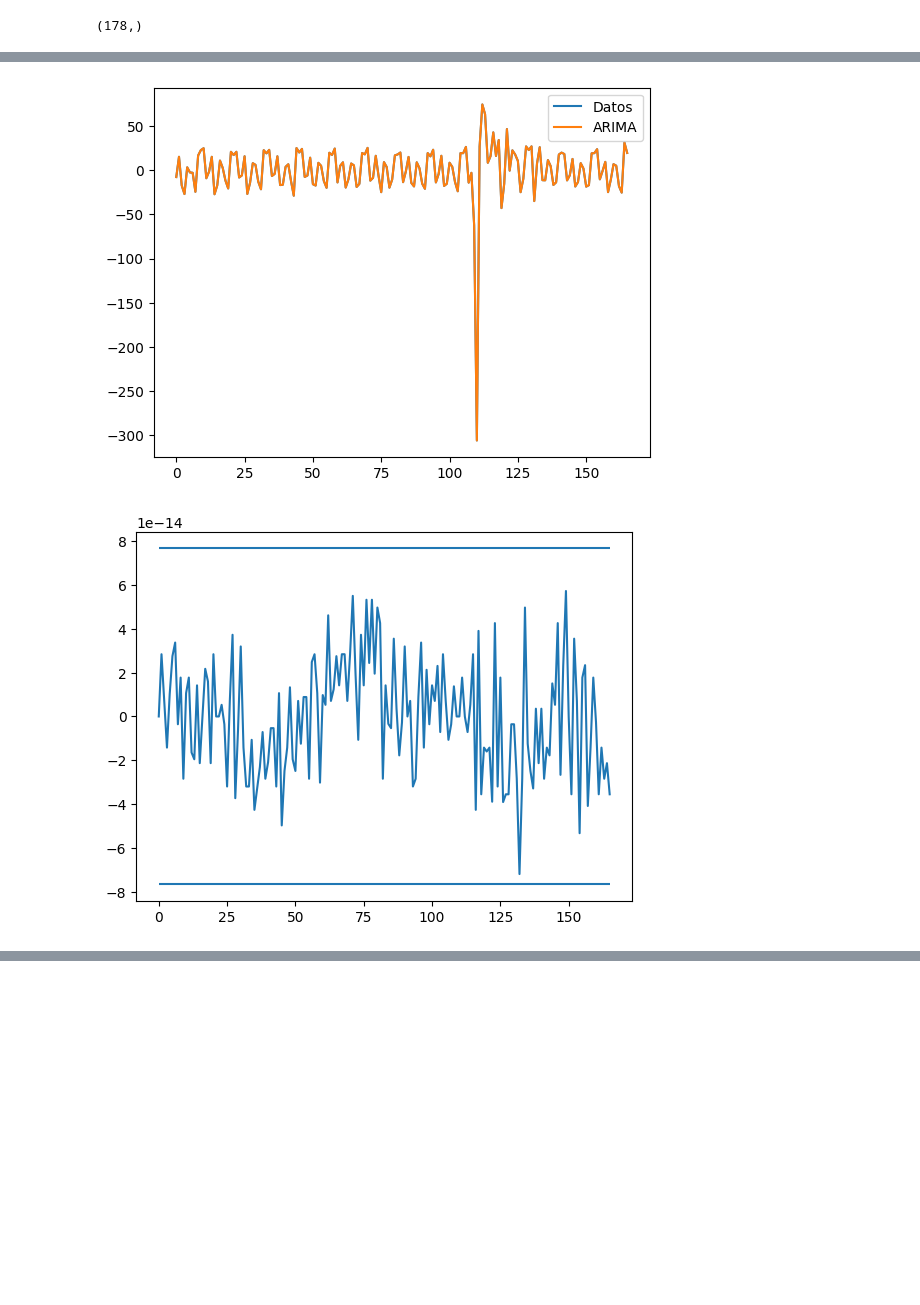
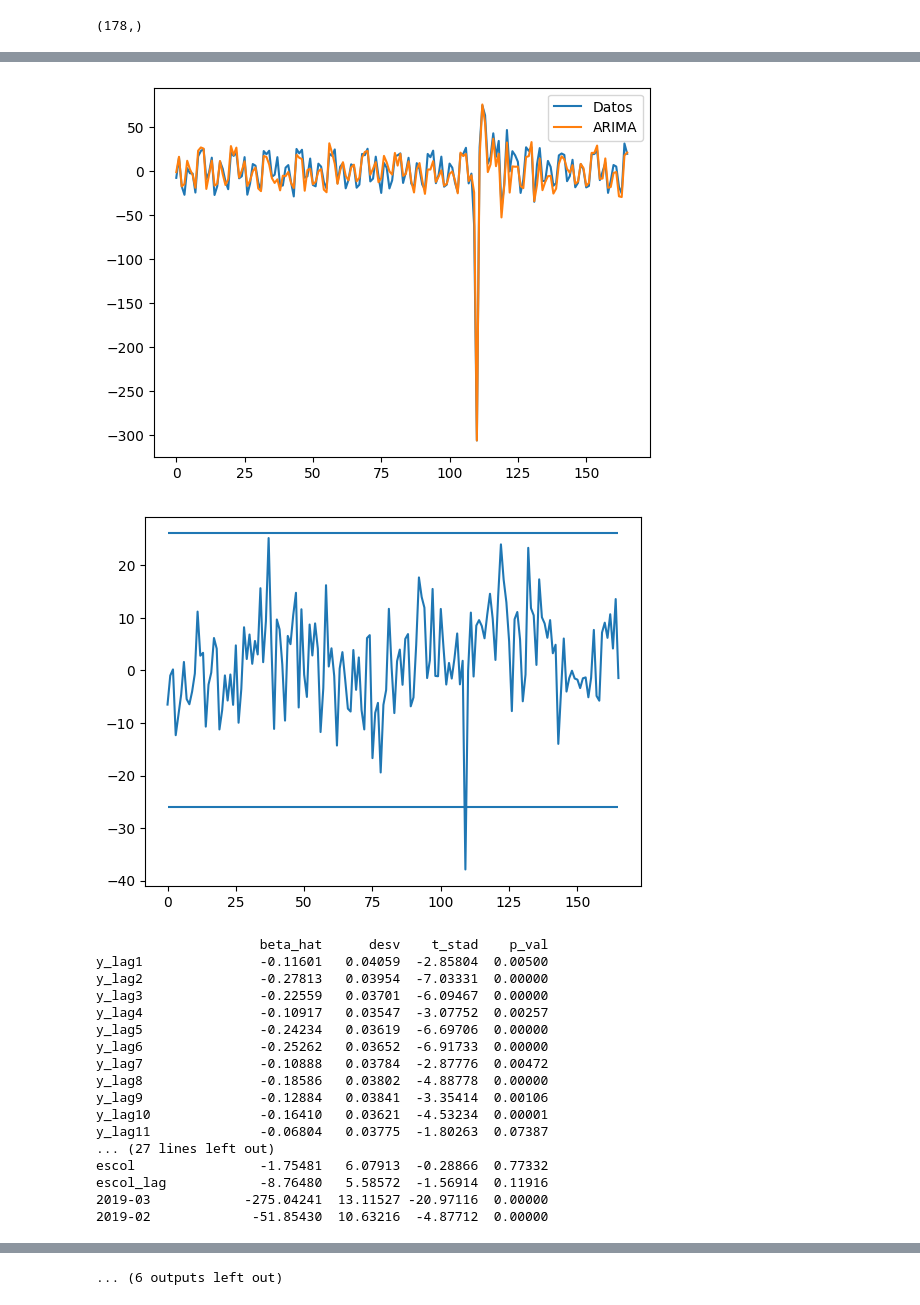
Before and after one commit to Vixuz144/Econometria, a Jupyter notebook: Regresión_lineal_migración.ipynb, the cells around one changed output, grey strips where cells are left out. Saved outputs shown, nothing was run; the diff lists cells and outputs as text; code cells hidden in the pictures; blank space fills up the shorter version.

```diff
--- a/Regresión_lineal_migración.ipynb
+++ b/Regresión_lineal_migración.ipynb
@@ -643,7 +643,7 @@ Tasa_delitos_l = lags(Tasa_delitos, 12)
 Escolaridad_l = lag(Escolaridad, 12)
 
 ind = []
-for i in range(13):
+for i in range(1,13):
   ind.append(f'y_lag{i}')
 
 for i in range(13):
@@ -655,7 +655,7 @@ for i in range(13):
 ind.append('escol')
 ind.append('escol_lag')
 
-x = np.append(yl, IPC_l,axis=1)
+x = np.append(yl[:,1:], IPC_l,axis=1)
 x = np.append(x,Tasa_delitos_l, axis = 1)
 x = np.append(x,Escolaridad_l, axis = 1)
 
@@ -718,3 +718,3 @@ escol_lag                0.0   0.0  2.272100e-01  0.82059
 # %%
-x1, tabla=outlayers(x, y1, res, tabla, m, 1)
+x1, tablao=outlayers(x, y1, res, tabla, np.copy(m), 6)
 # %% [output]
@@ -738,2 +738,19 @@ escol_lag               -0.0   0.0 -4.816800e-01  0.63088
-[figure, old version]
+[figure, new version]
-[figure, old version]
+[figure, new version]
+                     beta_hat      desv    t_stad    p_val
+y_lag1               -0.11601   0.04059  -2.85804  0.00500
+y_lag2               -0.27813   0.03954  -7.03331  0.00000
+y_lag3               -0.22559   0.03701  -6.09467  0.00000
+y_lag4               -0.10917   0.03547  -3.07752  0.00257
+y_lag5               -0.24234   0.03619  -6.69706  0.00000
+y_lag6               -0.25262   0.03652  -6.91733  0.00000
+y_lag7               -0.10888   0.03784  -2.87776  0.00472
+y_lag8               -0.18586   0.03802  -4.88778  0.00000
+y_lag9               -0.12884   0.03841  -3.35414  0.00106
+y_lag10              -0.16410   0.03621  -4.53234  0.00001
+y_lag11              -0.06804   0.03775  -1.80263  0.07387
+... (27 lines left out)
+escol                -1.75481   6.07913  -0.28866  0.77332
+escol_lag            -8.76480   5.58572  -1.56914  0.11916
+2019-03            -275.04241  13.11527 -20.97116  0.00000
+2019-02             -51.85430  10.63216  -4.87712  0.00000
@@ -740 +797,2 @@ escol_lag               -0.0   0.0 -4.816800e-01  0.63088
+... (6 outputs left out)
 # %%
```
Also changed, not shown: parts of 4 cells of this notebook.
